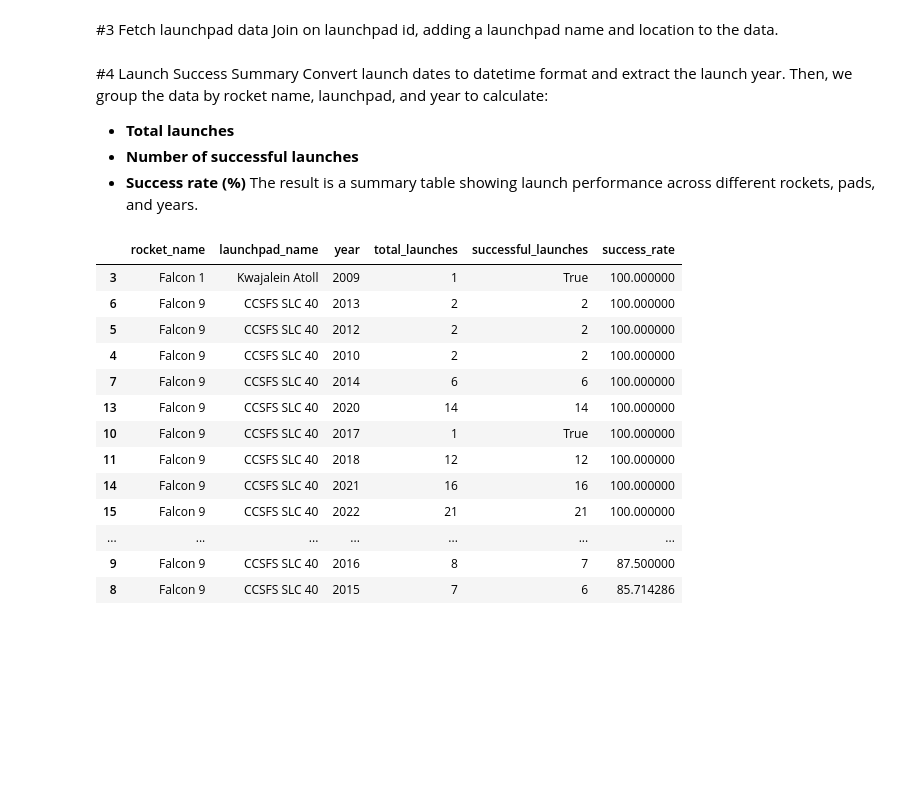
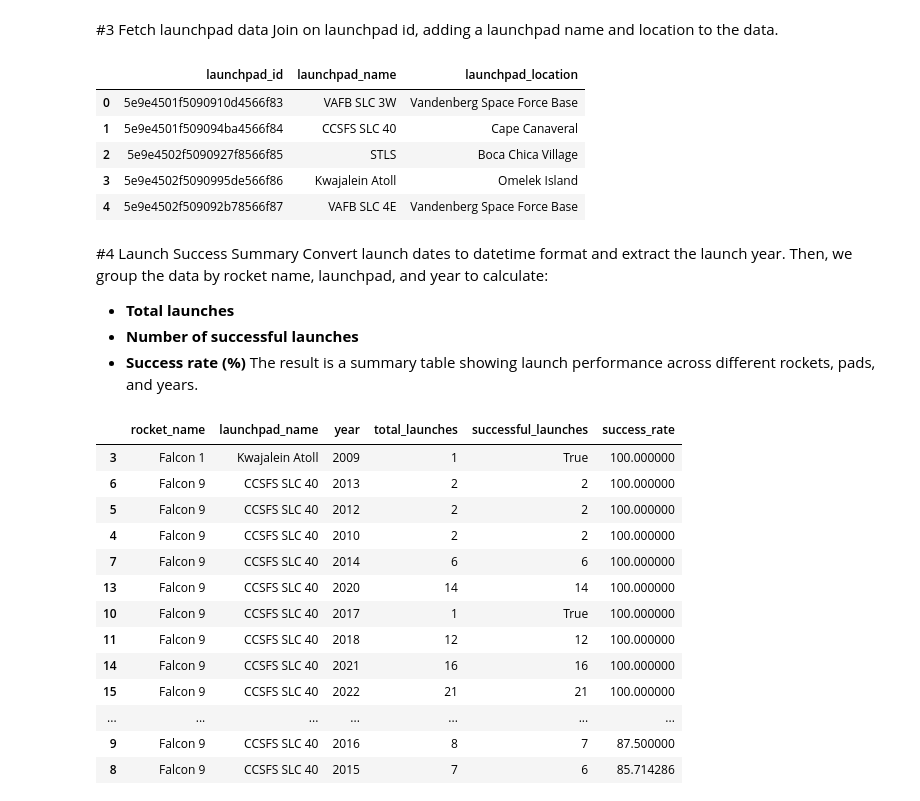
Before and after one commit to mrsteien/spacex-api-analysis, a Jupyter notebook: main.ipynb, the cells around one changed output. Cells and saved outputs as stored; diff of their text form; code cells hidden in the pictures; blank space fills up the shorter version.

```diff
--- a/main.ipynb
+++ b/main.ipynb
@@ -57,19 +94,30 @@ df = df.merge(rocket_df, on="rocket_id", how="left")
 #3 Fetch launchpad data
 Join on launchpad id, adding a launchpad name and location to the data.
 # %%
-launchpads_url = "https://api.spacexdata.com/v4/launchpads"
+def get_launchpad_data(): #launchpad_df
+    launchpads_url = "https://api.spacexdata.com/v4/launchpads"
 
-launchpads_res = requests.get(launchpads_url)
+    response = requests.get(launchpads_url)
+    if response.status_code == 200:
+        launchpads = response.json()
 
-launchpads = launchpads_res.json()
+        return pd.DataFrame([{
+            "launchpad_id": pad["id"]
+            ,"launchpad_name": pad["name"]
+            ,"launchpad_location": pad["locality"]
+        } for pad in launchpads ])
+    else:
+        print("Error fetching launchpad data:", response.status_code)
+        return pd.DataFrame()
 
-launchpad_df = pd.DataFrame([{
-    "launchpad_id": pad["id"]
-    ,"launchpad_name": pad["name"]
-    ,"launchpad_location": pad["locality"]
-} for pad in launchpads ])
-
-df = df.merge(launchpad_df, on="launchpad_id", how="left").dropna()
+#df = df.merge(launchpad_df, on="launchpad_id", how="left").dropna()
+# %% [output]
+|  | launchpad_id | launchpad_name | launchpad_location |
+| 0 | 5e9e4501f5090910d4566f83 | VAFB SLC 3W | Vandenberg Space Force Base |
+| 1 | 5e9e4501f509094ba4566f84 | CCSFS SLC 40 | Cape Canaveral |
+| 2 | 5e9e4502f5090927f8566f85 | STLS | Boca Chica Village |
+| 3 | 5e9e4502f5090995de566f86 | Kwajalein Atoll | Omelek Island |
+| 4 | 5e9e4502f509092b78566f87 | VAFB SLC 4E | Vandenberg Space Force Base |
 # %% [markdown]
 #4 Launch Success Summary
 Convert launch dates to datetime format and extract the launch year. Then, we group the data by rocket name, launchpad, and year to calculate:
```
Also changed, not shown: parts of 5 cells of this notebook, 7 other files.
